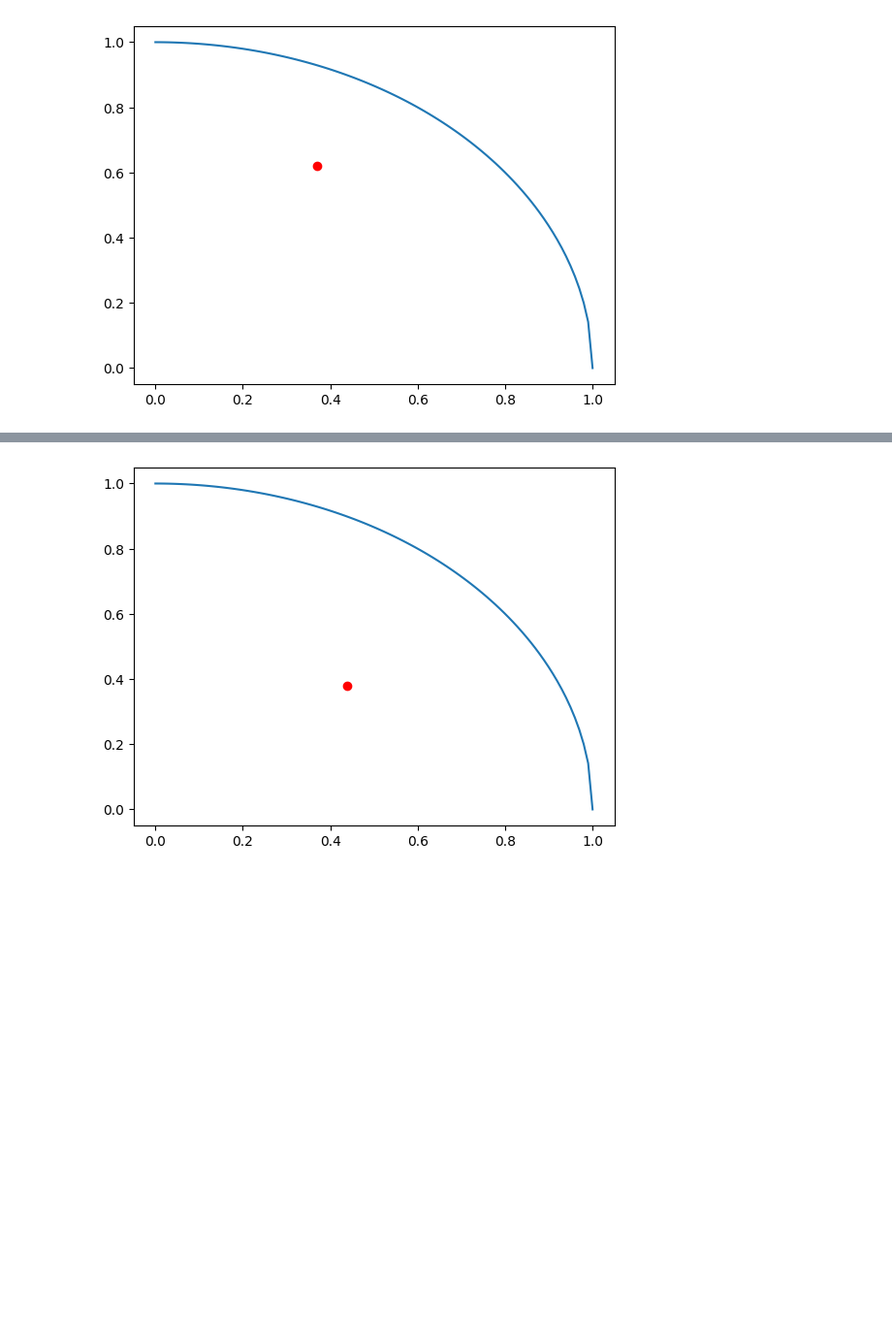
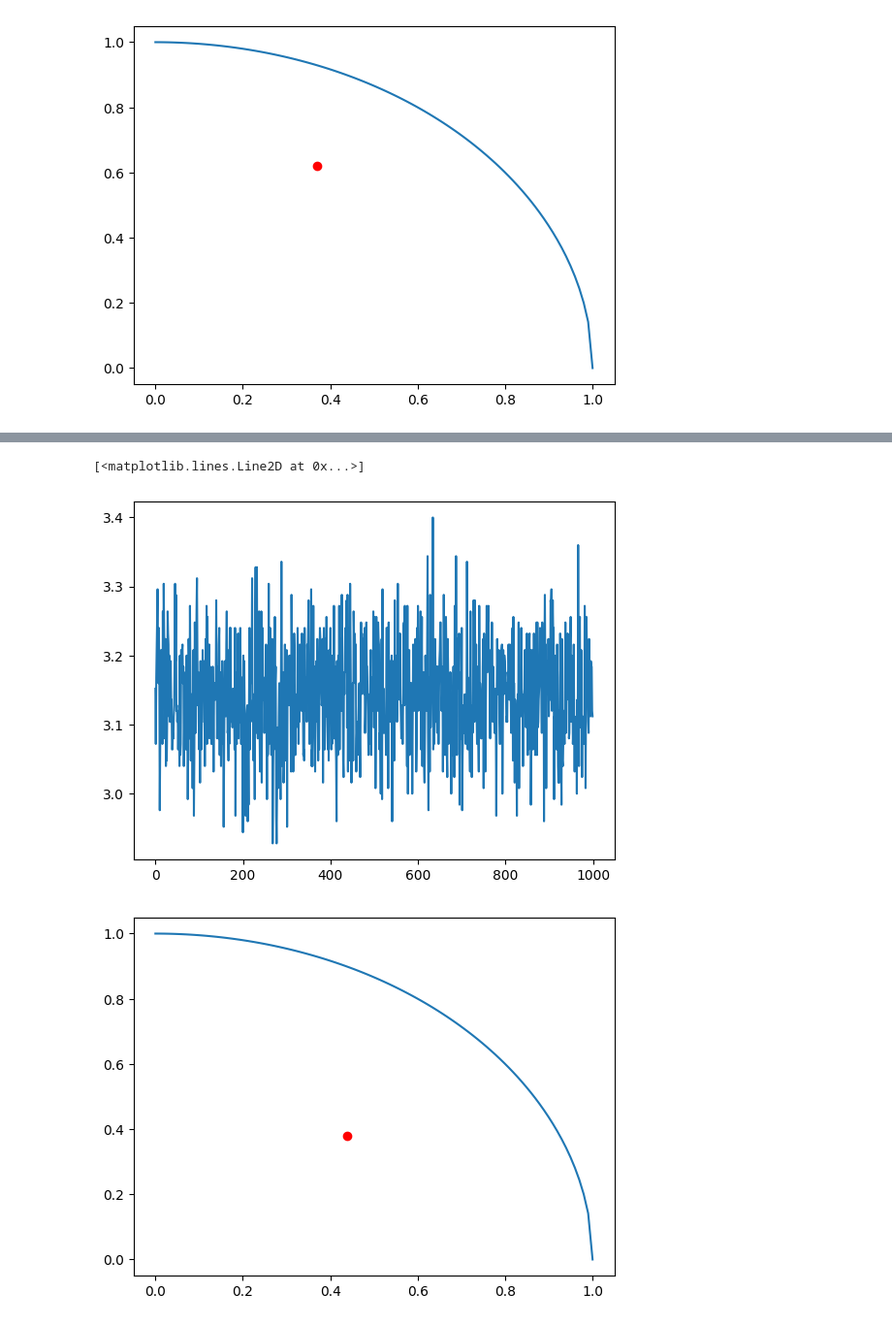
Before and after one commit to MartaPCastillo/Simulaci-n-I-, a Jupyter notebook: Aproximación_del_número_Pi.ipynb, the cells around one changed output, grey strips where cells are left out. Shown at 97% size. Saved outputs shown, nothing was run; the diff lists cells and outputs as text; code cells hidden in the pictures; blank space fills up the shorter version.

```diff
--- a/Aproximación_del_número_Pi.ipynb
+++ b/Aproximación_del_número_Pi.ipynb
@@ -61,3 +138,8 @@ plt.show()
+# %%
+plt.plot(H)
+# %% [output]
+[<matplotlib.lines.Line2D at 0x...>]
+[figure, added]
 # %%
 def monte_carlo_pi(aprox_iteraciones):
     dentro_circulo = 0
```
Also changed, not shown: parts of 14 cells of this notebook.
